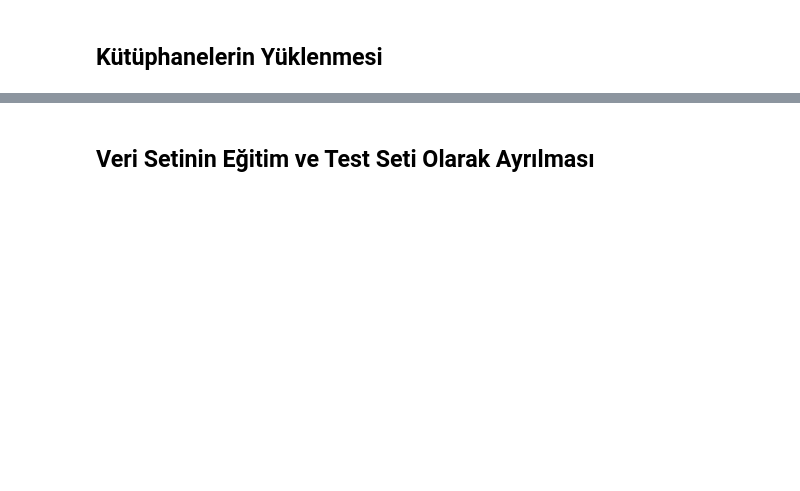
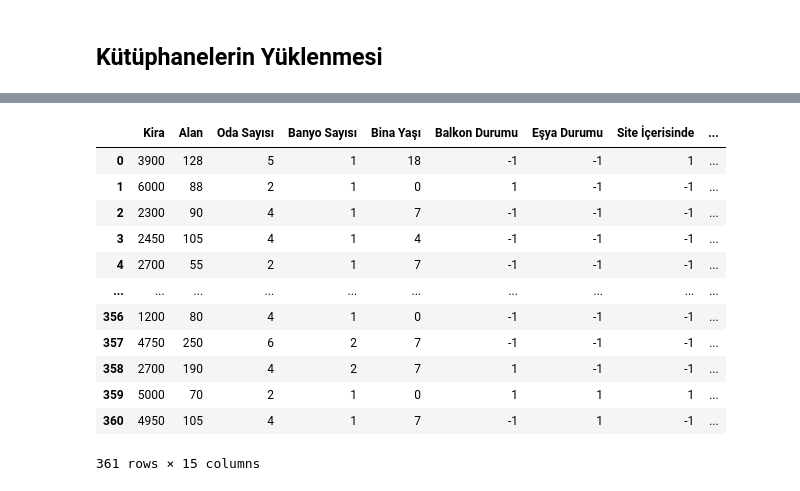
Before and after one commit to frhtas/HousePricePrediction, a Jupyter notebook: lineer_regresyon.ipynb, the cells around one changed output, grey strips where cells are left out. Saved outputs shown, nothing was run; the diff lists cells and outputs as text; code cells hidden in the pictures; blank space fills up the shorter version.

```diff
--- a/lineer_regresyon.ipynb
+++ b/lineer_regresyon.ipynb
@@ -95,5 +256,19 @@ for i in plot_columns:
-# %% [markdown]
-## Veri Setinin Eğitim ve Test Seti Olarak Ayrılması
+# %%
+houses_df
+# %% [output]
+|  | Kira | Alan | Oda Sayısı | Banyo Sayısı | Bina Yaşı | Balkon Durumu | Eşya Durumu | Site İçerisinde | ... |
+| 0 | 3900 | 128 | 5 | 1 | 18 | -1 | -1 | 1 | ... |
+| 1 | 6000 | 88 | 2 | 1 | 0 | 1 | -1 | -1 | ... |
+| 2 | 2300 | 90 | 4 | 1 | 7 | -1 | -1 | -1 | ... |
+| 3 | 2450 | 105 | 4 | 1 | 4 | -1 | -1 | -1 | ... |
+| 4 | 2700 | 55 | 2 | 1 | 7 | -1 | -1 | -1 | ... |
+| ... | ... | ... | ... | ... | ... | ... | ... | ... | ... |
+| 356 | 1200 | 80 | 4 | 1 | 0 | -1 | -1 | -1 | ... |
+| 357 | 4750 | 250 | 6 | 2 | 7 | -1 | -1 | -1 | ... |
+| 358 | 2700 | 190 | 4 | 2 | 7 | 1 | -1 | -1 | ... |
+| 359 | 5000 | 70 | 2 | 1 | 0 | 1 | 1 | 1 | ... |
+| 360 | 4950 | 105 | 4 | 1 | 7 | -1 | 1 | -1 | ... |
+361 rows × 15 columns
 # %%
 ## Veri test ve train olmak üzere 2 parçaya ayrıldı
 houses_df_train, houses_df_test = train_test_split(houses_df,
```
Also changed, not shown: parts of 44 cells of this notebook.
